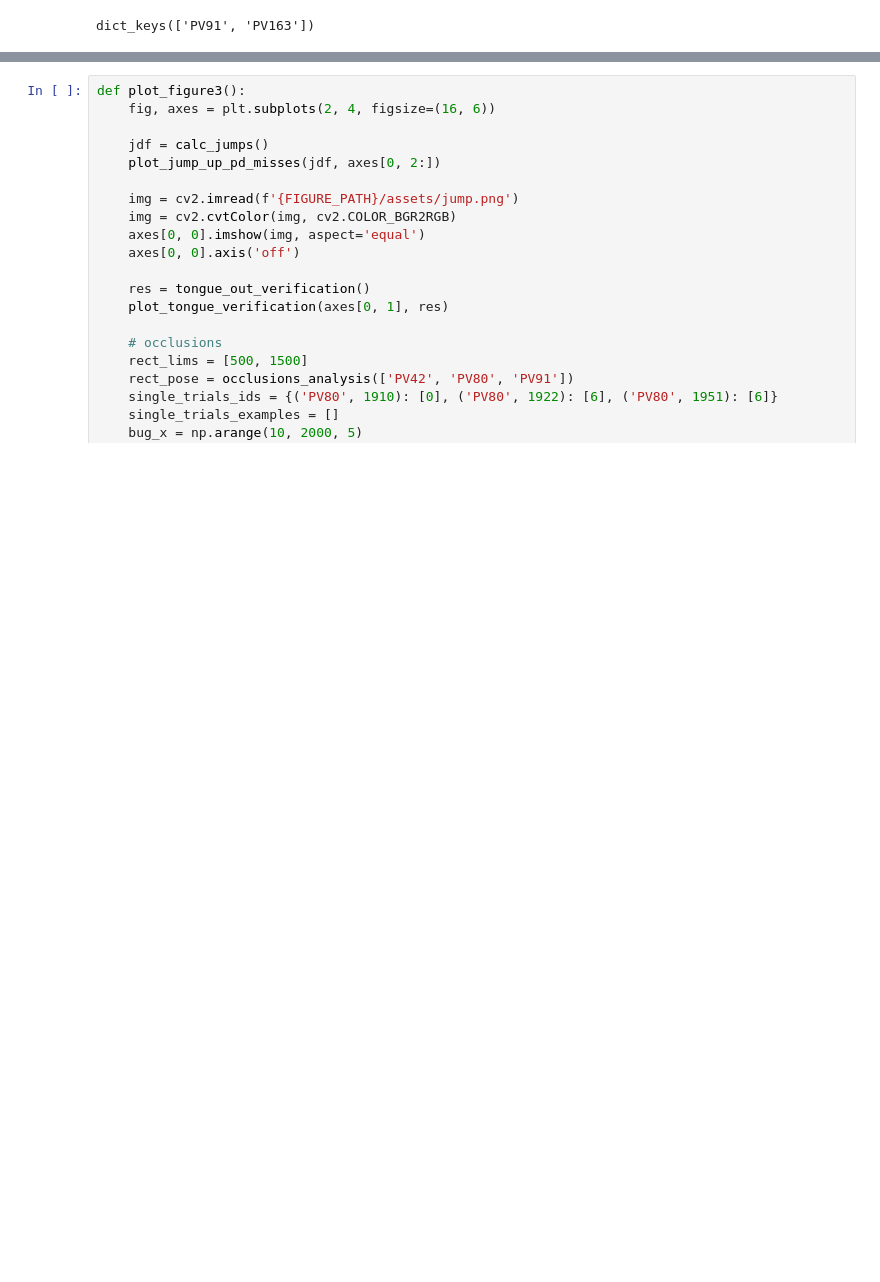
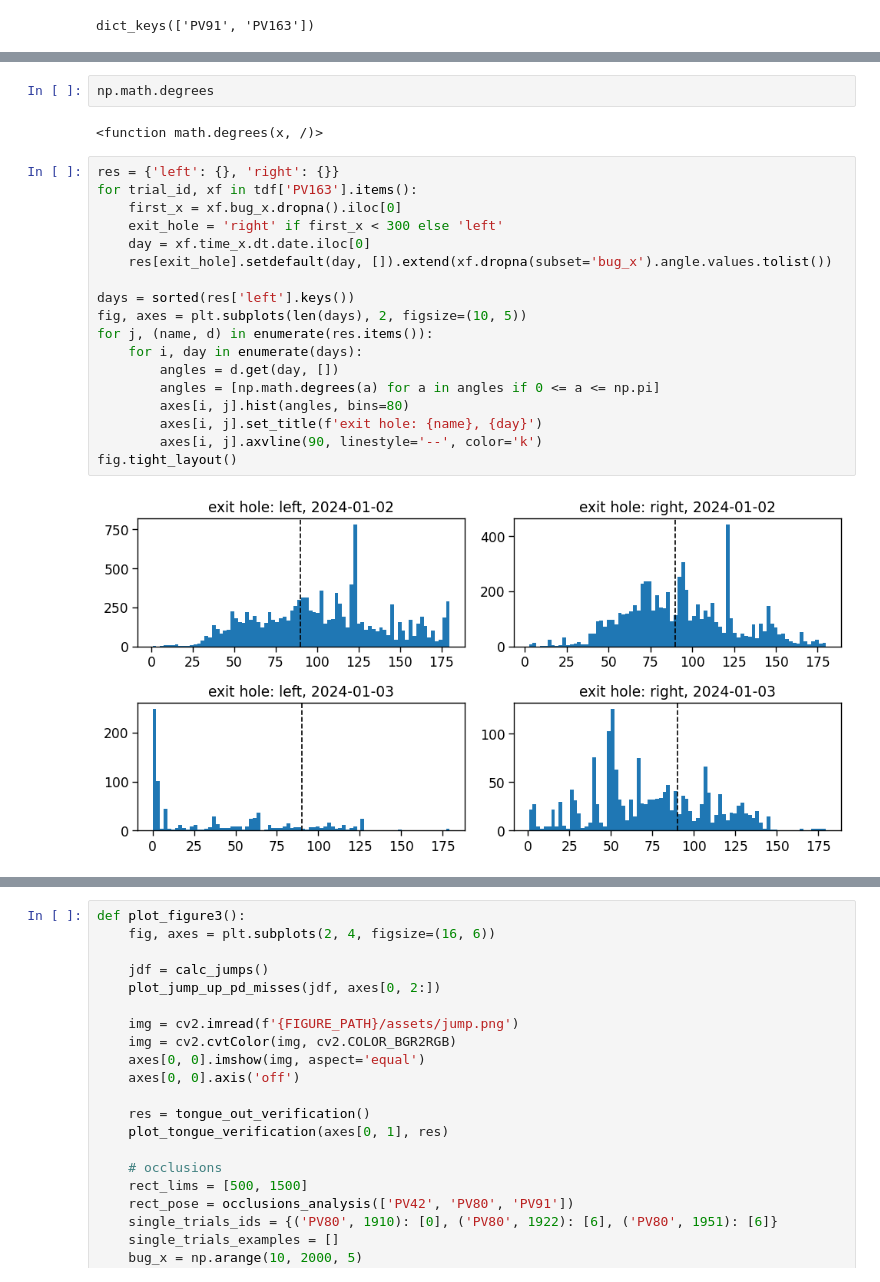
Before and after one commit to EvolutionaryNeuralCodingLab/PreyTouch, a Jupyter notebook: notebooks/paper_figs.ipynb, the cells around one changed output, grey strips where cells are left out. Drawn from its saved outputs; the diff is of its cells as text; blank space fills up the shorter version.

```diff
--- a/notebooks/paper_figs.ipynb
+++ b/notebooks/paper_figs.ipynb
@@ -935,0 +1024,24 @@ occlustion_plots(axes0)
+# %%
+np.math.degrees
+# %% [output]
+<function math.degrees(x, /)>
+# %%
+res = {'left': {}, 'right': {}}
+for trial_id, xf in tdf['PV163'].items():
+    first_x = xf.bug_x.dropna().iloc[0]
+    exit_hole = 'right' if first_x < 300 else 'left'
+    day = xf.time_x.dt.date.iloc[0]
+    res[exit_hole].setdefault(day, []).extend(xf.dropna(subset='bug_x').angle.values.tolist())
+
+days = sorted(res['left'].keys())
+fig, axes = plt.subplots(len(days), 2, figsize=(10, 5))
+for j, (name, d) in enumerate(res.items()):
+    for i, day in enumerate(days):
+        angles = d.get(day, [])
+        angles = [np.math.degrees(a) for a in angles if 0 <= a <= np.pi]
+        axes[i, j].hist(angles, bins=80)
+        axes[i, j].set_title(f'exit hole: {name}, {day}')
+        axes[i, j].axvline(90, linestyle='--', color='k')
+fig.tight_layout()
+# %% [output]
+[figure, added]
```
Also changed, not shown: parts of 13 cells of this notebook, 9 other files.
